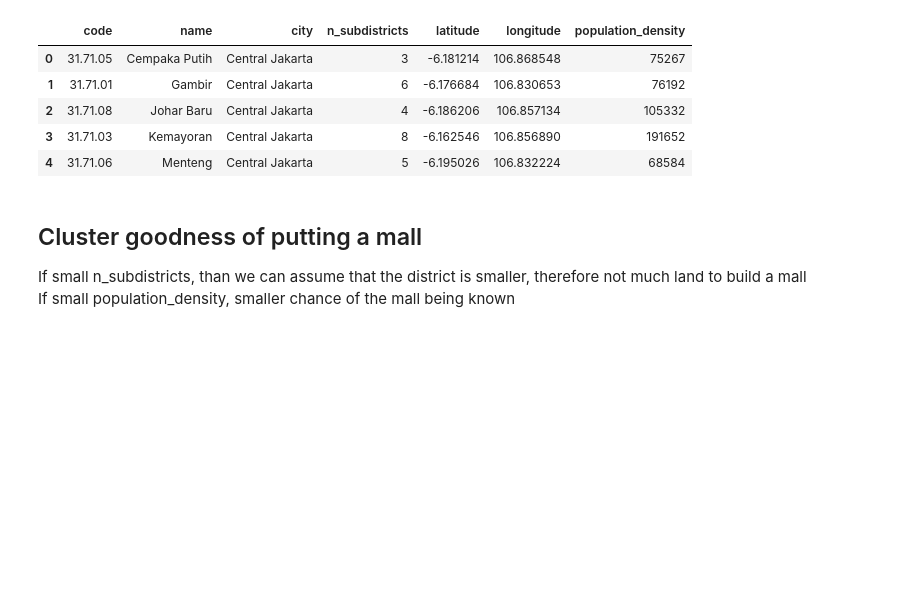
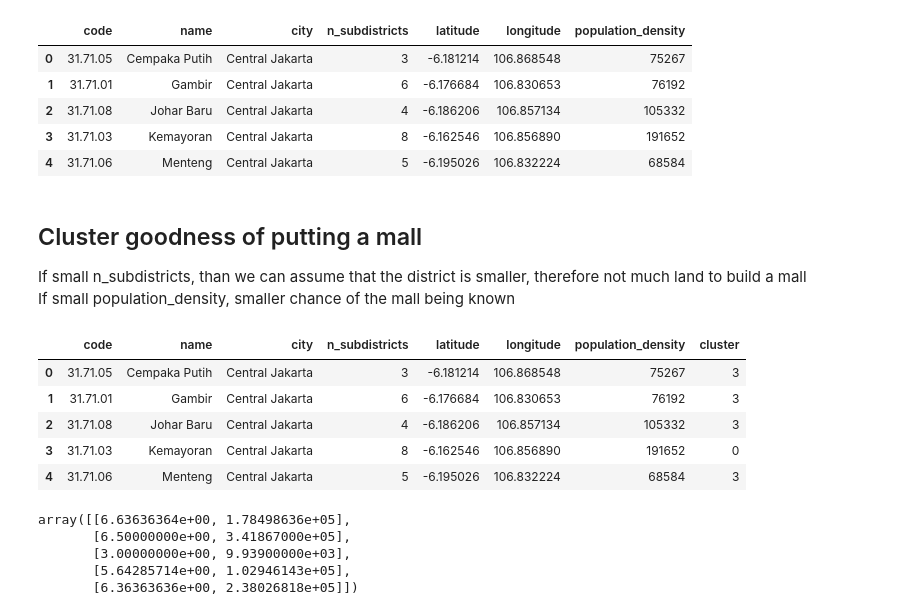
Before and after one commit to Mingtaros/Coursera_Capstone, a Jupyter notebook: Mall Potential in Jakarta.ipynb, the cells around one changed output. Drawn from its saved outputs; the diff is of its cells as text; code cells hidden in the pictures; blank space fills up the shorter version.

```diff
--- a/Mall Potential in Jakarta.ipynb
+++ b/Mall Potential in Jakarta.ipynb
@@ -210,0 +213,22 @@ cluster =
+# %%
+clustering = KMeans(n_clusters=5)
+clustering.fit(complete_district_data[["n_subdistricts", "population_density"]])
+clusters = clustering.predict(complete_district_data[["n_subdistricts", "population_density"]])
+# %%
+complete_district_data['cluster'] = clusters
+complete_district_data.head()
+# %% [output]
+|  | code | name | city | n_subdistricts | latitude | longitude | population_density | cluster |
+| 0 | 31.71.05 | Cempaka Putih | Central Jakarta | 3 | -6.181214 | 106.868548 | 75267 | 3 |
+| 1 | 31.71.01 | Gambir | Central Jakarta | 6 | -6.176684 | 106.830653 | 76192 | 3 |
+| 2 | 31.71.08 | Johar Baru | Central Jakarta | 4 | -6.186206 | 106.857134 | 105332 | 3 |
+| 3 | 31.71.03 | Kemayoran | Central Jakarta | 8 | -6.162546 | 106.856890 | 191652 | 0 |
+| 4 | 31.71.06 | Menteng | Central Jakarta | 5 | -6.195026 | 106.832224 | 68584 | 3 |
+# %%
+clustering.cluster_centers_
+# %% [output]
+array([[6.63636364e+00, 1.78498636e+05],
+       [6.50000000e+00, 3.41867000e+05],
+       [3.00000000e+00, 9.93900000e+03],
+       [5.64285714e+00, 1.02946143e+05],
+       [6.36363636e+00, 2.38026818e+05]])
```
Also changed, not shown: parts of 7 cells of this notebook, 2 other files.
